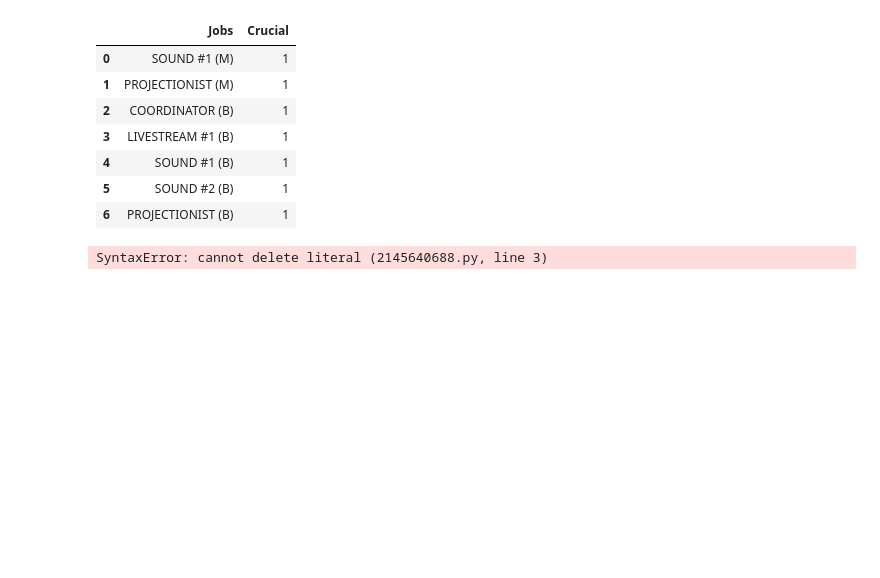
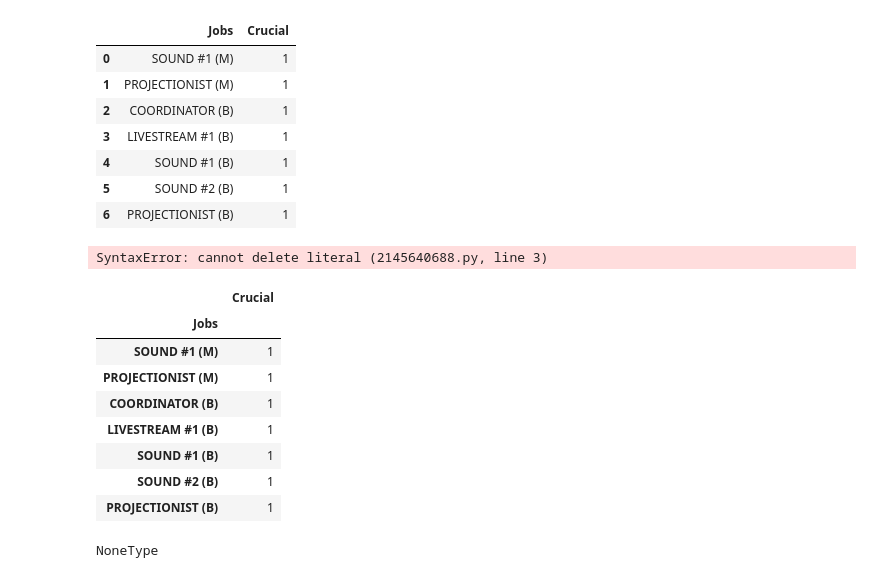
Before and after one commit to AndrewCheam/automatic-roster, a Jupyter notebook: extras/temp_notebook.ipynb, the cells around one changed output. Saved outputs shown, nothing was run; the diff lists cells and outputs as text; code cells hidden in the pictures; blank space fills up the shorter version.

```diff
--- a/extras/temp_notebook.ipynb
+++ b/extras/temp_notebook.ipynb
@@ -120,3 +120,19 @@ del(kwargs, 'hi')
 kwargs
 # %% [output]
 SyntaxError: cannot delete literal (2145640688.py, line 3)
+# %%
+job_df.set_index('Jobs')
+# %% [output]
+|  | Crucial |
+| Jobs |  |
+| SOUND #1 (M) | 1 |
+| PROJECTIONIST (M) | 1 |
+| COORDINATOR (B) | 1 |
+| LIVESTREAM #1 (B) | 1 |
+| SOUND #1 (B) | 1 |
+| SOUND #2 (B) | 1 |
+| PROJECTIONIST (B) | 1 |
+# %%
+type(None)
+# %% [output]
+NoneType
```
Also changed, not shown: 22 other files.
